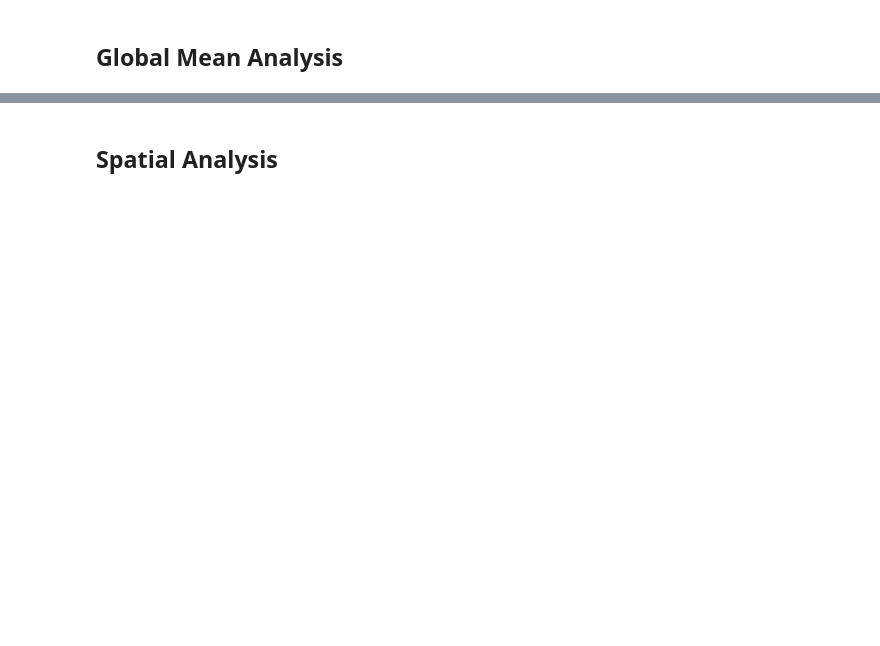
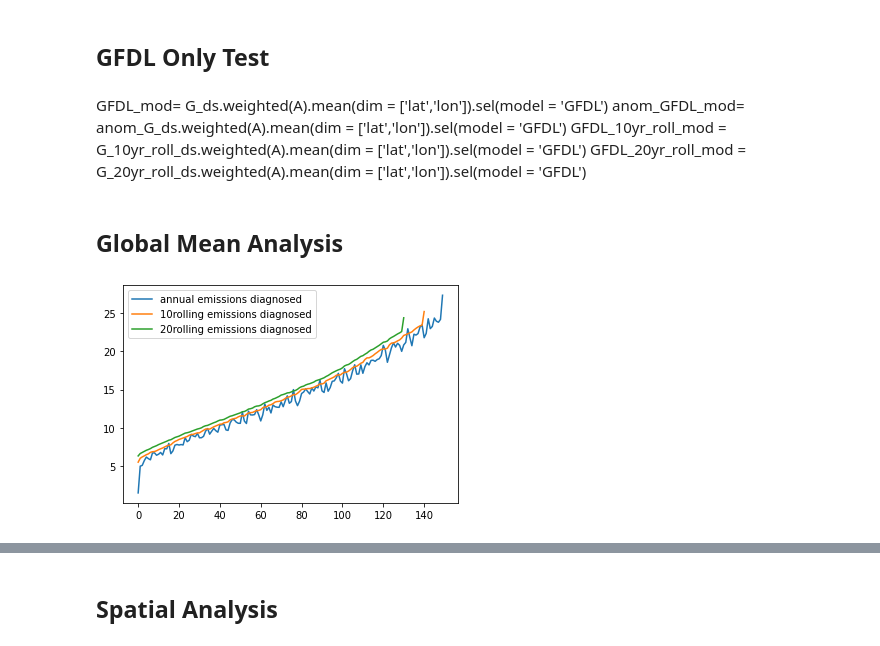
Before and after one commit to lfreese/CO2_greens, a Jupyter notebook: 1pct_increase.ipynb, the cells around one changed output, grey strips where cells are left out. Cells and saved outputs as stored; diff of their text form; code cells hidden in the pictures; blank space fills up the shorter version.

```diff
--- a/1pct_increase.ipynb
+++ b/1pct_increase.ipynb
@@ -58,2 +115,9 @@ A = utils.find_area(ds_out)
+# %% [markdown]
+## GFDL Only Test
+# %% [markdown]
+GFDL_mod= G_ds.weighted(A).mean(dim = ['lat','lon']).sel(model = 'GFDL')
+anom_GFDL_mod= anom_G_ds.weighted(A).mean(dim = ['lat','lon']).sel(model = 'GFDL')
+GFDL_10yr_roll_mod = G_10yr_roll_ds.weighted(A).mean(dim = ['lat','lon']).sel(model = 'GFDL')
+GFDL_20yr_roll_mod = G_20yr_roll_ds.weighted(A).mean(dim = ['lat','lon']).sel(model = 'GFDL')
 # %% [markdown]
 ## Global Mean Analysis
@@ -61,0 +124,21 @@ emis_data_names = ['base','rcp85','sinks']
+# %%
+emis_profile = {}
+emis_profile['annual'] = xr.open_dataset(f'1pct_emis_profile.nc4')
+#emis_profile['annual']['Model_mean'] = emis_profile['annual'].mean()
+emis_profile['annual'] = emis_profile['annual'].rename({'__xarray_dataarray_variable__':'emis'})
+
+emis_profile['10rolling'] = xr.open_dataset(f'1pct_emis_profile_rolling10.nc4')
+#emis_profile['10rolling']['Model_mean'] = emis_profile['10rolling'].groupby('model').mean()
+emis_profile['10rolling'] = emis_profile['10rolling'].rename({'__xarray_dataarray_variable__':'emis'})
+
+emis_profile['20rolling'] = xr.open_dataset(f'1pct_emis_profile_rolling20.nc4')
+#emis_profile['20rolling']['Model_mean'] = emis_profile['20rolling'].groupby('model').mean()
+emis_profile['20rolling'] = emis_profile['20rolling'].rename({'__xarray_dataarray_variable__':'emis'})
+# %%
+fig, ax = plt.subplots()
+for nm in emis_profile.keys():
+    plt.plot(emis_profile[nm].mean(dim = 'model')['emis'], label = f'{nm} emissions diagnosed')
+plt.legend()
+plt.savefig('figures/1pct_increase/emis_profiles.png', bbox_inches = 'tight', dpi = 350)
+# %% [output]
+[figure, added]
```
Also changed, not shown: parts of 59 cells of this notebook, 18 other files.
